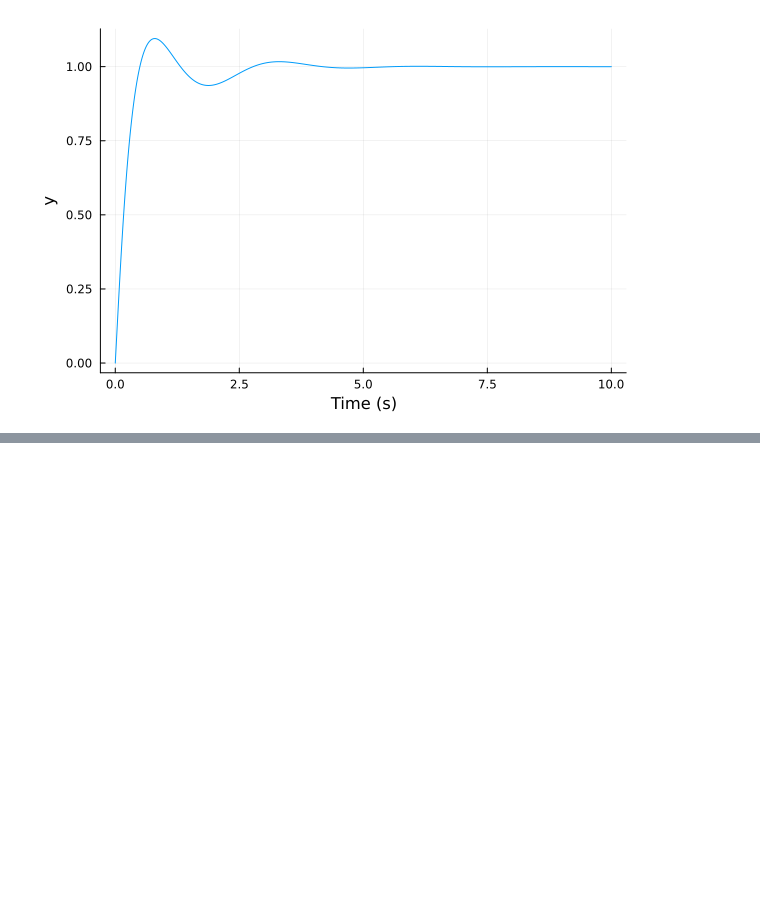
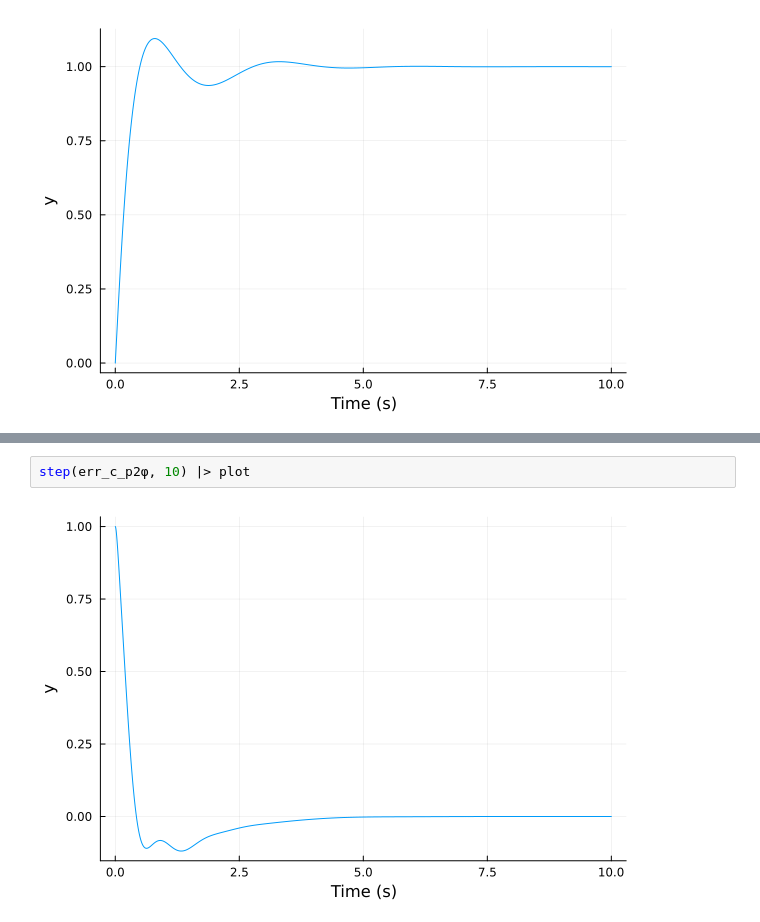
Before and after one commit to e271828e/Flight.jl, a Jupyter notebook: src/aircraft/c172r/design/v2_roll_yaw_cas.ipynb, the cells around one changed output, grey strips where cells are left out. Cells and saved outputs as stored; diff of their text form; blank space fills up the shorter version.

```diff
--- a/src/aircraft/c172r/design/v2_roll_yaw_cas.ipynb
+++ b/src/aircraft/c172r/design/v2_roll_yaw_cas.ipynb
@@ -518,0 +575,4 @@ step(β_cl_MIMO, 10) |> plot
+# %%
+step(err_c_p2φ, 10) |> plot
+# %% [output]
+[figure, added]
```
Also changed, not shown: parts of 10 cells of this notebook, 2 other files.
